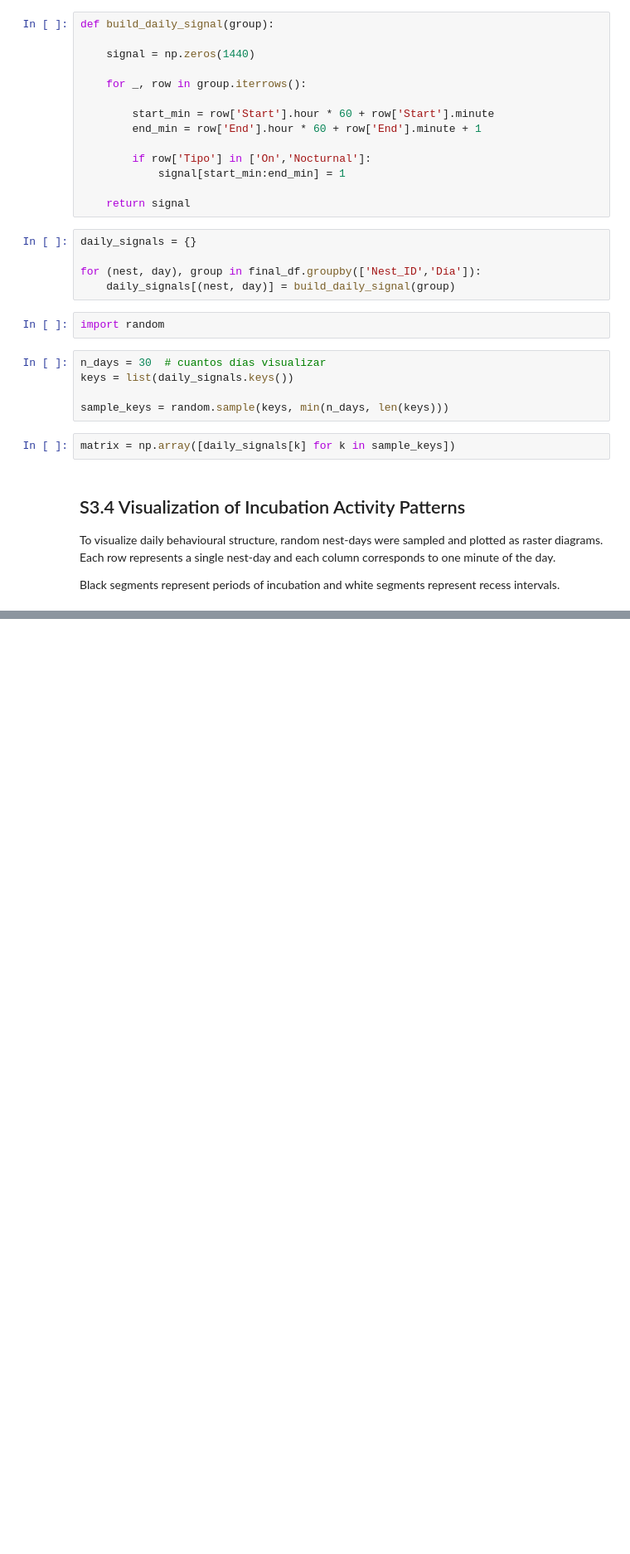
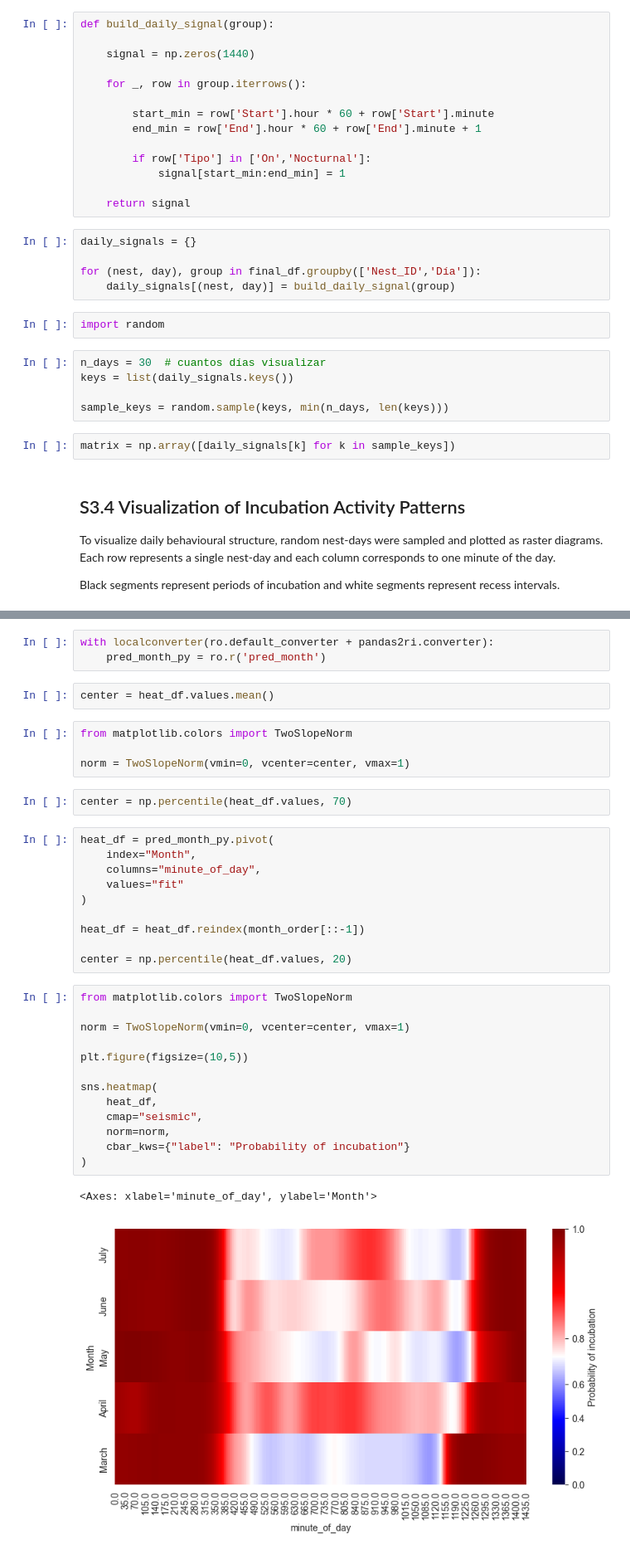
Before and after one commit to jorgelizarazo94/Mimus_sourse, a Jupyter notebook: Supplementary 3.ipynb, the cells around one changed output, grey strips where cells are left out. Shown at 83% size. Drawn from its saved outputs; the diff is of its cells as text; blank space fills up the shorter version.

```diff
--- a/Supplementary 3.ipynb
+++ b/Supplementary 3.ipynb
@@ -230,0 +513,37 @@ To quantify the regularity of the rhythm, two spectral metrics were also calcula
+# %%
+with localconverter(ro.default_converter + pandas2ri.converter):
+    pred_month_py = ro.r('pred_month')
+# %%
+center = heat_df.values.mean()
+# %%
+from matplotlib.colors import TwoSlopeNorm
+
+norm = TwoSlopeNorm(vmin=0, vcenter=center, vmax=1)
+# %%
+center = np.percentile(heat_df.values, 70)
+# %%
+heat_df = pred_month_py.pivot(
+    index="Month",
+    columns="minute_of_day",
+    values="fit"
+)
+
+heat_df = heat_df.reindex(month_order[::-1])
+
+center = np.percentile(heat_df.values, 20)
+# %%
+from matplotlib.colors import TwoSlopeNorm
+
+norm = TwoSlopeNorm(vmin=0, vcenter=center, vmax=1)
+
+plt.figure(figsize=(10,5))
+
+sns.heatmap(
+    heat_df,
+    cmap="seismic",
+    norm=norm,
+    cbar_kws={"label": "Probability of incubation"}
+)
+# %% [output]
+<Axes: xlabel='minute_of_day', ylabel='Month'>
+[figure, added]
```
Also changed, not shown: parts of 23 cells of this notebook.
